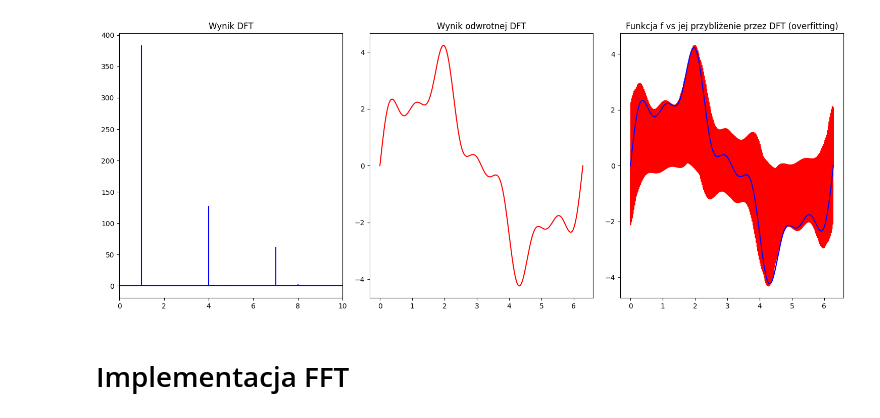
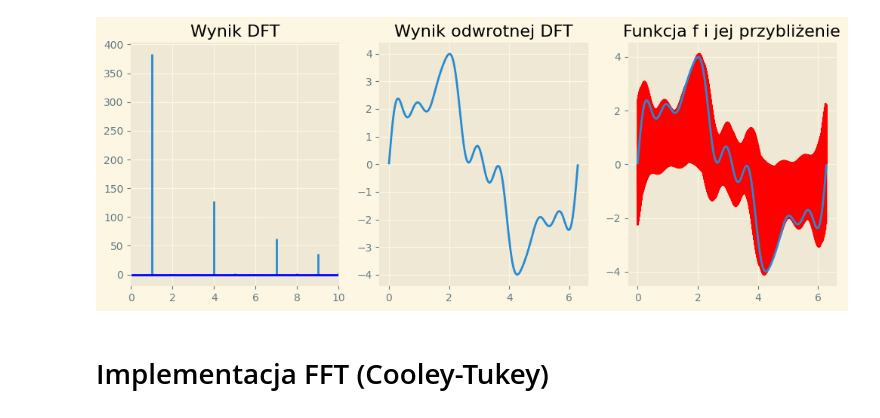
Before and after one commit to 5arcoramphu5/FastFourierTransform, a Jupyter notebook: eksperymenty.ipynb, the cells around one changed output. Saved outputs shown, nothing was run; the diff lists cells and outputs as text; code cells hidden in the pictures.

```diff
--- a/eksperymenty.ipynb
+++ b/eksperymenty.ipynb
@@ -6,23 +7,27 @@ import matplotlib.pyplot as plt
+# %%
+plt.style.use('Solarize_Light2')
 # %%
 def samples(f, samplingRate):
     x = np.linspace(0, 2*np.pi, samplingRate)
     a = f(x)
     return (a, x)
 
+# pary (częstotliwość, mnożnik)
+sineComponents = [ (1, 3), (4, 1), (7, 0.5), (9, 0.3) ]
 
 def f(t):
-    value = 3*np.sin(t)
-    value += np.sin(4*t)
-    value += 0.5* np.sin(7*t)
+    value = 0
+    for (freq, mul) in sineComponents:
+        value += mul*np.sin(freq*t)
     return value
 
 a, x = samples(f, 256)
 aDraw, xDraw = samples(f, 2048)
 
-plt.figure(figsize = (8, 6))
+plt.figure(figsize = (5, 5))
 plt.title("Wykres funkcji f")
-plt.plot(x, a, 'r')
-plt.plot(xDraw, aDraw, 'b')
+plt.plot(x, a)
+plt.plot(xDraw, aDraw, 'r')
 
 plt.show()
 # %% [output]
@@ -30,30 +35,30 @@ plt.show()
 # %%
 A = np.fft.fft(a)
 freq = np.arange(len(a))
 
-plt.figure(figsize = (15, 6))
+plt.figure(figsize = (10, 4))
 
 plt.subplot(131)
 plt.title("Wynik DFT")
-plt.stem(freq, np.abs(A), 'b', markerfmt=" ", basefmt="-b")
+plt.stem(freq, np.abs(A), markerfmt=" ", basefmt="-b")
 plt.xlim(0, 10)
 
 plt.subplot(132)
 plt.title("Wynik odwrotnej DFT")
-plt.plot(x, np.fft.ifft(A), 'r')
+plt.plot(x, np.fft.ifft(A))
 
 plt.subplot(133)
-plt.title("Funkcja f vs jej przybliżenie przez DFT (overfitting)")
+plt.title("Funkcja f i jej przybliżenie")
 aprox = [np.sum(A * np.exp(x*1j*np.arange(len(a))))/len(a) for x in xDraw]
 plt.plot(xDraw, aprox, 'r')
-plt.plot(xDraw, aDraw, 'b')
+plt.plot(xDraw, aDraw)
 
 plt.tight_layout()
 plt.show()
 # %% [output]
-[figure, old version]
+[figure, new version]
 # %% [markdown]
-# Implementacja FFT
+# Implementacja FFT (Cooley-Tukey)
 # %%
 def fft(a):
     if(len(a) == 1):
```
Also changed, not shown: parts of 10 cells of this notebook.
